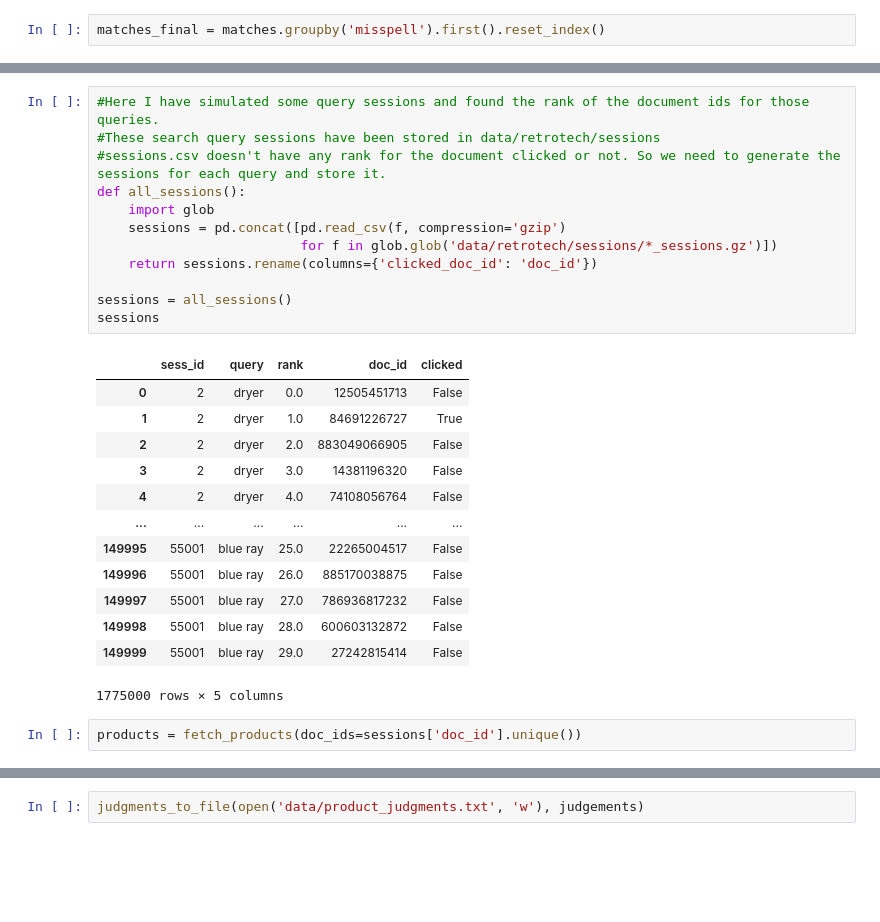
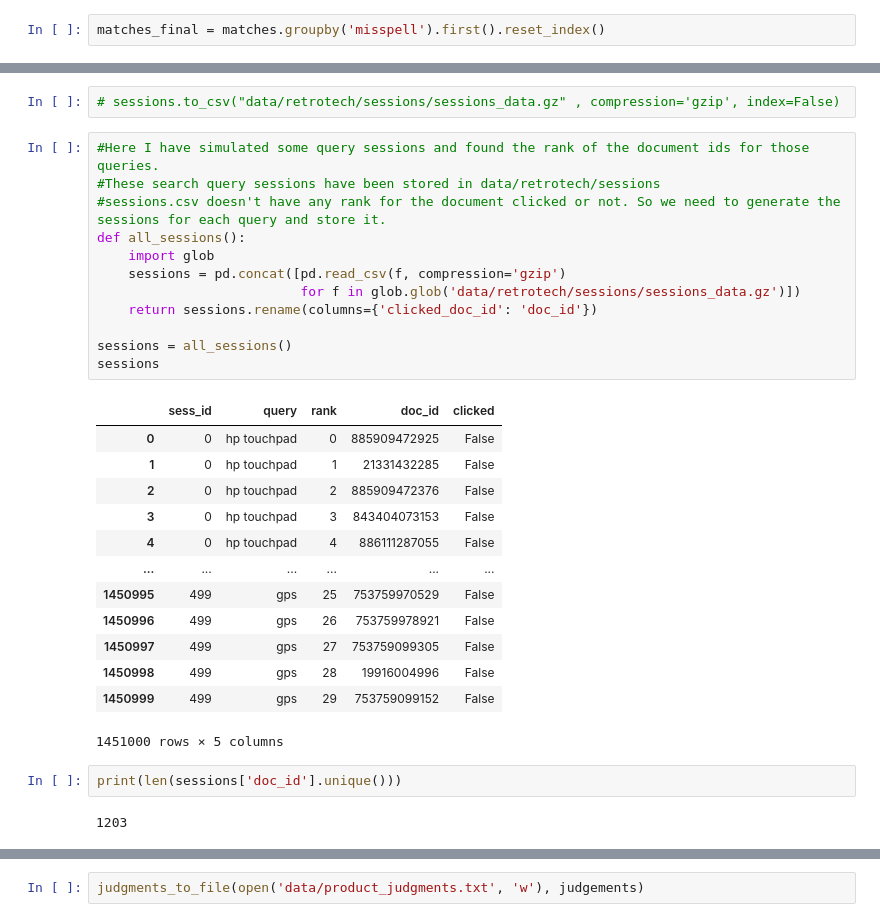
Before and after one commit to ShivaHariSonu/search-project, a Jupyter notebook: search/data-science/notebooks/search-nb/search-preprocessing-nb.ipynb, the cells around one changed output, grey strips where cells are left out. Cells and saved outputs as stored; diff of their text form; blank space fills up the shorter version.

```diff
--- a/search/data-science/notebooks/search-nb/search-preprocessing-nb.ipynb
+++ b/search/data-science/notebooks/search-nb/search-preprocessing-nb.ipynb
@@ -596,28 +965,32 @@ featurelogger.py  plot.py        search-nb    solrclient.py  welcome.ipynb
+# %%
+# sessions.to_csv("data/retrotech/sessions/sessions_data.gz" , compression='gzip', index=False)
 # %%
 #Here I have simulated some query sessions and found the rank of the document ids for those queries.
 #These search query sessions have been stored in data/retrotech/sessions
 #sessions.csv doesn't have any rank for the document clicked or not. So we need to generate the sessions for each query and store it.
 def all_sessions():
     import glob
     sessions = pd.concat([pd.read_csv(f, compression='gzip')
-                          for f in glob.glob('data/retrotech/sessions/*_sessions.gz')])
+                          for f in glob.glob('data/retrotech/sessions/sessions_data.gz')])
     return sessions.rename(columns={'clicked_doc_id': 'doc_id'})
 
 sessions = all_sessions()
 sessions
 # %% [output]
 |  | sess_id | query | rank | doc_id | clicked |
-| 0 | 2 | dryer | 0.0 | 12505451713 | False |
-| 1 | 2 | dryer | 1.0 | 84691226727 | True |
-| 2 | 2 | dryer | 2.0 | 883049066905 | False |
-| 3 | 2 | dryer | 3.0 | 14381196320 | False |
-| 4 | 2 | dryer | 4.0 | 74108056764 | False |
+| 0 | 0 | hp touchpad | 0 | 885909472925 | False |
+| 1 | 0 | hp touchpad | 1 | 21331432285 | False |
+| 2 | 0 | hp touchpad | 2 | 885909472376 | False |
+| 3 | 0 | hp touchpad | 3 | 843404073153 | False |
+| 4 | 0 | hp touchpad | 4 | 886111287055 | False |
 | ... | ... | ... | ... | ... | ... |
-| 149995 | 55001 | blue ray | 25.0 | 22265004517 | False |
-| 149996 | 55001 | blue ray | 26.0 | 885170038875 | False |
-| 149997 | 55001 | blue ray | 27.0 | 786936817232 | False |
-| 149998 | 55001 | blue ray | 28.0 | 600603132872 | False |
-| 149999 | 55001 | blue ray | 29.0 | 27242815414 | False |
+| 1450995 | 499 | gps | 25 | 753759970529 | False |
+| 1450996 | 499 | gps | 26 | 753759978921 | False |
+| 1450997 | 499 | gps | 27 | 753759099305 | False |
+| 1450998 | 499 | gps | 28 | 19916004996 | False |
+| 1450999 | 499 | gps | 29 | 753759099152 | False |
-1775000 rows × 5 columns
+1451000 rows × 5 columns
 # %%
-products = fetch_products(doc_ids=sessions['doc_id'].unique())
+print(len(sessions['doc_id'].unique()))
+# %% [output]
+1203
```
Also changed, not shown: parts of 101 cells of this notebook, 20 other files.
